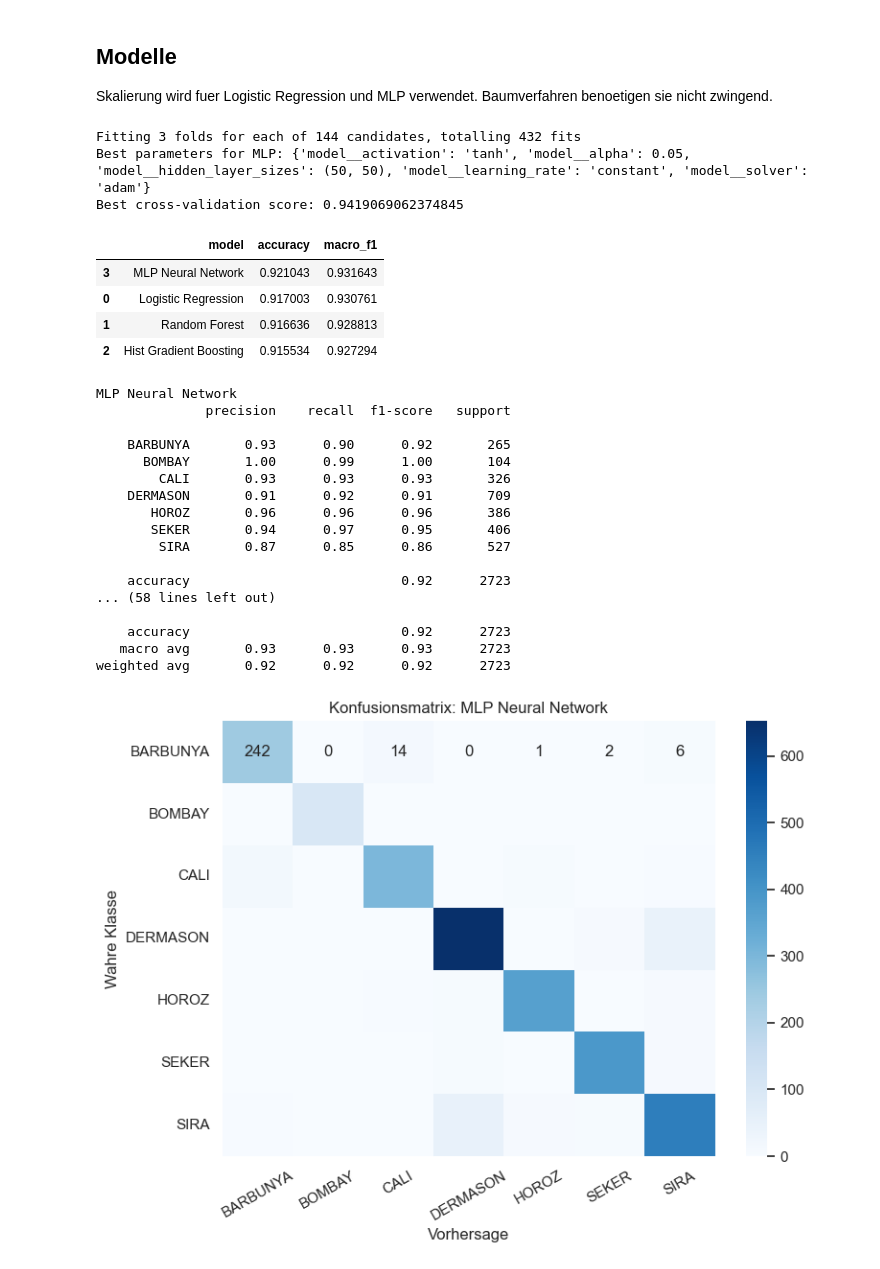
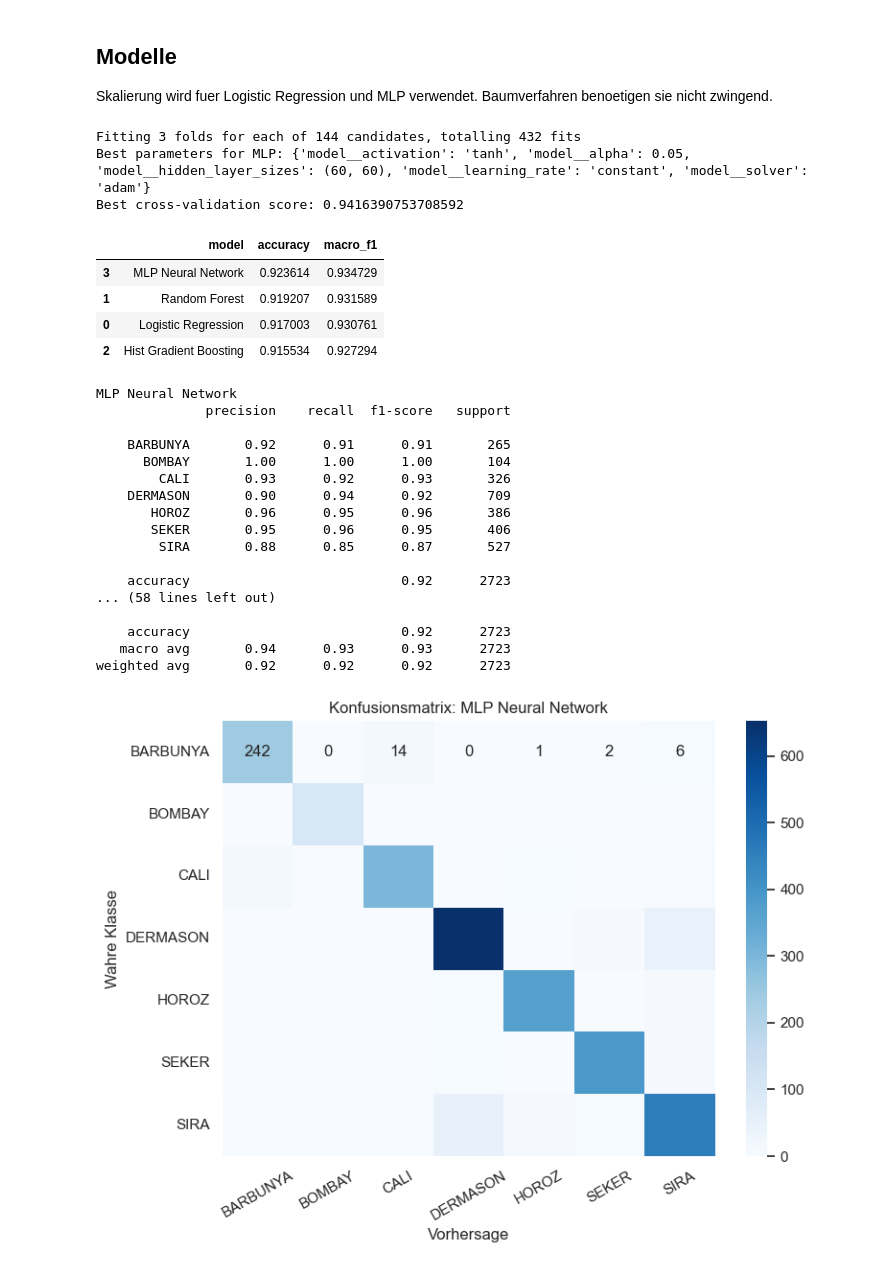
Before and after one commit to lukadeda/xai-drybean-project, a Jupyter notebook: notebooks/02_model_training.ipynb, the cells around one changed output. Saved outputs shown, nothing was run; the diff lists cells and outputs as text; code cells hidden in the pictures.

Commit message:
1	Random Forest	0.916636	0.928813 n_estimators=300 			0.919574	0.931513 n_estimators=100 			0.920308	0.931892 n_estimators=50 			0.916269	0.928126 balanced_subsample 			0.919207	0.931589 n_estimators=30 			0.917738	0.930177 n_estimators=20 	Random Forest	0.917371	0.929057 n_estimators=25 	Random Forest	0.919207	0.931589 n_estimators=30 MLP Neural Network	0.921043	0.931643 max_iter=500, random_state=RANDOM_STATE, early_stopping=False 			0.922879	0.933603 max_iter=100, random_state=RANDOM_STATE, early_stopping=False 			0.921043	0.931643 max_iter=300, random_state=RANDOM_STATE, early_stopping=False 			0.918840	0.930607 			0.923614	0.934729 max_iter=300, random_state=RANDOM_STATE, early_stopping=False, n_iter_no_change=5

```diff
--- a/notebooks/02_model_training.ipynb
+++ b/notebooks/02_model_training.ipynb
@@ -57,7 +57,7 @@ param_grid = {
 
 mlp_pipeline = Pipeline([
     ("scaler", StandardScaler()),
-    ("model", MLPClassifier(max_iter=500, random_state=RANDOM_STATE, early_stopping=False)),
+    ("model", MLPClassifier(max_iter=300, random_state=RANDOM_STATE, early_stopping=False, n_iter_no_change=5)),
 ])
 
 grid_search = GridSearchCV(mlp_pipeline, param_grid, cv=3, scoring='f1_macro', n_jobs=-1, verbose=1)
@@ -70,8 +70,8 @@ print("Best cross-validation score:", grid_search.best_score_)
 best_mlp = grid_search.best_estimator_
 # %% [output]
 Fitting 3 folds for each of 144 candidates, totalling 432 fits
-Best parameters for MLP: {'model__activation': 'tanh', 'model__alpha': 0.05, 'model__hidden_layer_sizes': (50, 50), 'model__learning_rate': 'constant', 'model__solver': 'adam'}
-Best cross-validation score: 0.9419069062374845
+Best parameters for MLP: {'model__activation': 'tanh', 'model__alpha': 0.05, 'model__hidden_layer_sizes': (60, 60), 'model__learning_rate': 'constant', 'model__solver': 'adam'}
+Best cross-validation score: 0.9416390753708592
 # %%
 mlp_model = best_mlp if 'best_mlp' in globals() else Pipeline([
     ("scaler", StandardScaler()),
@@ -79,42 +79,42 @@ mlp_model = best_mlp if 'best_mlp' in globals() else Pipeline([
         hidden_layer_sizes=(64, 32),
         max_iter=500,
         random_state=RANDOM_STATE,
-        early_stopping=False, # War vorher auf True, hat aber das Ergebnis verschlechtert
+        early_stopping=True, # War vorher auf True, hat aber das Ergebnis verschlechtert
     )),
 ])
 
 models = {
     "Logistic Regression": Pipeline([
         ("scaler", StandardScaler()),
         ("model", LogisticRegression(max_iter=1000, random_state=RANDOM_STATE)),
     ]),
     "Random Forest": RandomForestClassifier(
-        n_estimators=300, random_state=RANDOM_STATE, class_weight="balanced"
+        n_estimators=30, random_state=RANDOM_STATE, class_weight="balanced"
     ),
     "Hist Gradient Boosting": HistGradientBoostingClassifier(random_state=RANDOM_STATE),
     "MLP Neural Network": mlp_model,
 }
 
 results = []
 fitted_models = {}
 
 for name, model in models.items():
     model.fit(X_train, y_train)
     y_pred = model.predict(X_test)
     fitted_models[name] = model
     results.append({
         "model": name,
         "accuracy": accuracy_score(y_test, y_pred),
         "macro_f1": f1_score(y_test, y_pred, average="macro"),
     })
 
 results_df = pd.DataFrame(results).sort_values("macro_f1", ascending=False)
 results_df
 # %% [output]
 |  | model | accuracy | macro_f1 |
-| 3 | MLP Neural Network | 0.921043 | 0.931643 |
+| 3 | MLP Neural Network | 0.923614 | 0.934729 |
+| 1 | Random Forest | 0.919207 | 0.931589 |
 | 0 | Logistic Regression | 0.917003 | 0.930761 |
-| 1 | Random Forest | 0.916636 | 0.928813 |
 | 2 | Hist Gradient Boosting | 0.915534 | 0.927294 |
 # %%
 best_model_name = results_df.iloc[0]["model"]
@@ -132,19 +132,19 @@ print(classification_report(y_test, y_pred))
 MLP Neural Network
               precision    recall  f1-score   support
 
-    BARBUNYA       0.93      0.90      0.92       265
-      BOMBAY       1.00      0.99      1.00       104
-        CALI       0.93      0.93      0.93       326
-    DERMASON       0.91      0.92      0.91       709
-       HOROZ       0.96      0.96      0.96       386
-       SEKER       0.94      0.97      0.95       406
-        SIRA       0.87      0.85      0.86       527
+    BARBUNYA       0.92      0.91      0.91       265
+      BOMBAY       1.00      1.00      1.00       104
+        CALI       0.93      0.92      0.93       326
+    DERMASON       0.90      0.94      0.92       709
+       HOROZ       0.96      0.95      0.96       386
+       SEKER       0.95      0.96      0.95       406
+        SIRA       0.88      0.85      0.87       527
 
     accuracy                           0.92      2723
 ... (58 lines left out)
 
     accuracy                           0.92      2723
-   macro avg       0.93      0.93      0.93      2723
+   macro avg       0.94      0.93      0.93      2723
 weighted avg       0.92      0.92      0.92      2723
 # %%
 labels = sorted(y.unique())
```
